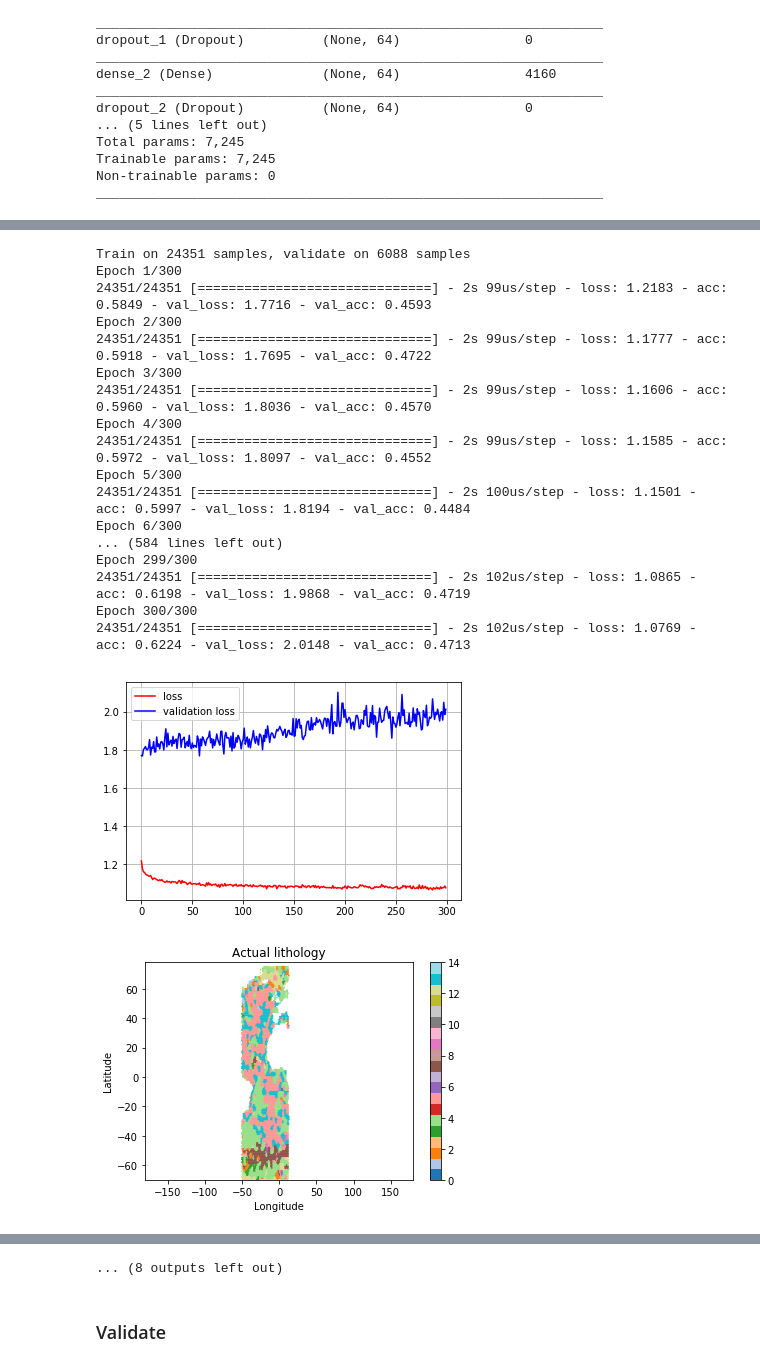
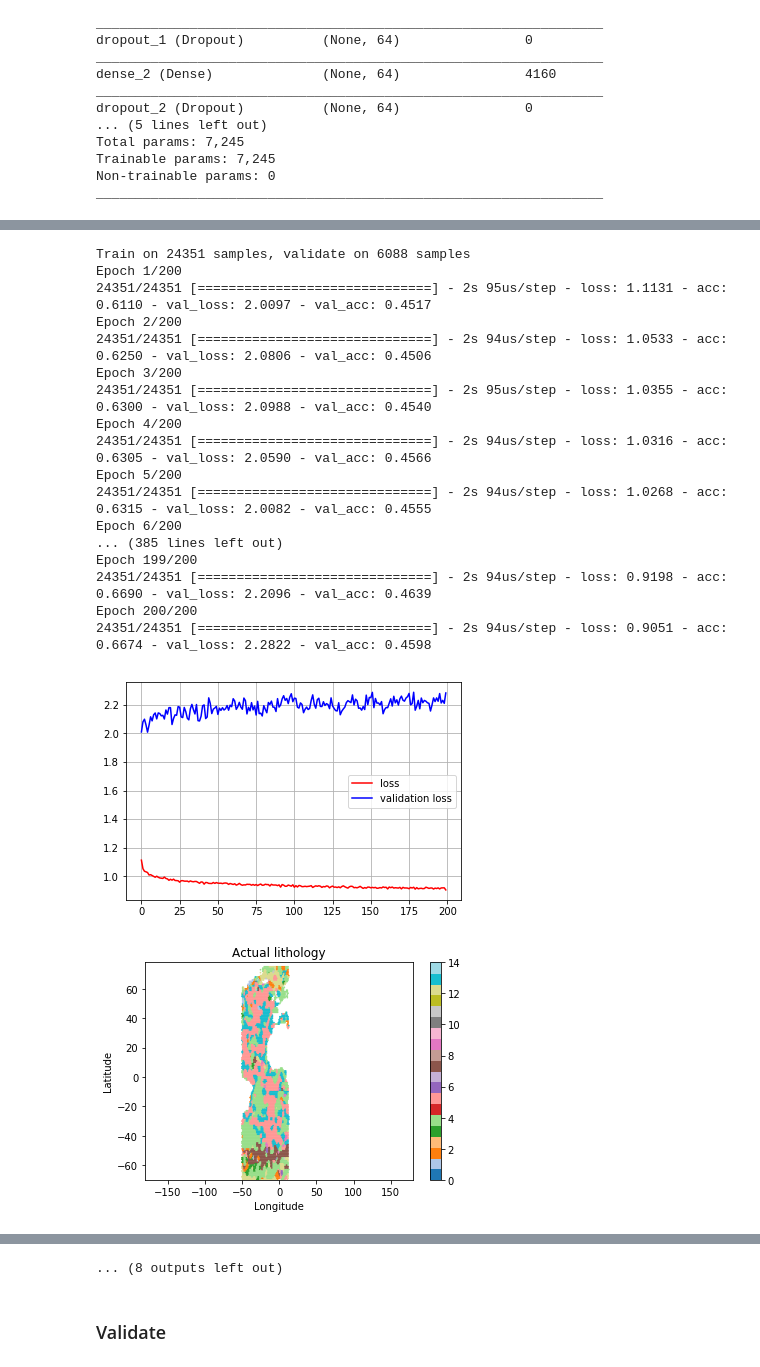
Before and after one commit to joyceyuu/sea, a Jupyter notebook: Keras Lithology 2.ipynb, the cells around one changed output, grey strips where cells are left out. Saved outputs shown, nothing was run; the diff lists cells and outputs as text; code cells hidden in the pictures.

```diff
--- a/Keras Lithology 2.ipynb
+++ b/Keras Lithology 2.ipynb
@@ -168,7 +167,7 @@ Non-trainable params: 0
 _________________________________________________________________
 # %%
 # parameters for training
-epochs = 300
+epochs = 200
 batch_size = 5
 verbose = True
 
@@ -243,19 +242,19 @@ Epoch 300/300
 Train on 24351 samples, validate on 6088 samples
-Epoch 1/300
-24351/24351 [==============================] - 2s 99us/step - loss: 1.2183 - acc: 0.5849 - val_loss: 1.7716 - val_acc: 0.4593
-Epoch 2/300
-24351/24351 [==============================] - 2s 99us/step - loss: 1.1777 - acc: 0.5918 - val_loss: 1.7695 - val_acc: 0.4722
-Epoch 3/300
-24351/24351 [==============================] - 2s 99us/step - loss: 1.1606 - acc: 0.5960 - val_loss: 1.8036 - val_acc: 0.4570
-Epoch 4/300
-24351/24351 [==============================] - 2s 99us/step - loss: 1.1585 - acc: 0.5972 - val_loss: 1.8097 - val_acc: 0.4552
-Epoch 5/300
-24351/24351 [==============================] - 2s 100us/step - loss: 1.1501 - acc: 0.5997 - val_loss: 1.8194 - val_acc: 0.4484
-Epoch 6/300
-... (584 lines left out)
-Epoch 299/300
-24351/24351 [==============================] - 2s 102us/step - loss: 1.0865 - acc: 0.6198 - val_loss: 1.9868 - val_acc: 0.4719
-Epoch 300/300
-24351/24351 [==============================] - 2s 102us/step - loss: 1.0769 - acc: 0.6224 - val_loss: 2.0148 - val_acc: 0.4713
+Epoch 1/200
+24351/24351 [==============================] - 2s 95us/step - loss: 1.1131 - acc: 0.6110 - val_loss: 2.0097 - val_acc: 0.4517
+Epoch 2/200
+24351/24351 [==============================] - 2s 94us/step - loss: 1.0533 - acc: 0.6250 - val_loss: 2.0806 - val_acc: 0.4506
+Epoch 3/200
+24351/24351 [==============================] - 2s 95us/step - loss: 1.0355 - acc: 0.6300 - val_loss: 2.0988 - val_acc: 0.4540
+Epoch 4/200
+24351/24351 [==============================] - 2s 94us/step - loss: 1.0316 - acc: 0.6305 - val_loss: 2.0590 - val_acc: 0.4566
+Epoch 5/200
+24351/24351 [==============================] - 2s 94us/step - loss: 1.0268 - acc: 0.6315 - val_loss: 2.0082 - val_acc: 0.4555
+Epoch 6/200
+... (385 lines left out)
+Epoch 199/200
+24351/24351 [==============================] - 2s 94us/step - loss: 0.9198 - acc: 0.6690 - val_loss: 2.2096 - val_acc: 0.4639
+Epoch 200/200
+24351/24351 [==============================] - 2s 94us/step - loss: 0.9051 - acc: 0.6674 - val_loss: 2.2822 - val_acc: 0.4598
-[figure, old version]
+[figure, new version]
 [figure]
```
Also changed, not shown: parts of 4 cells of this notebook.
